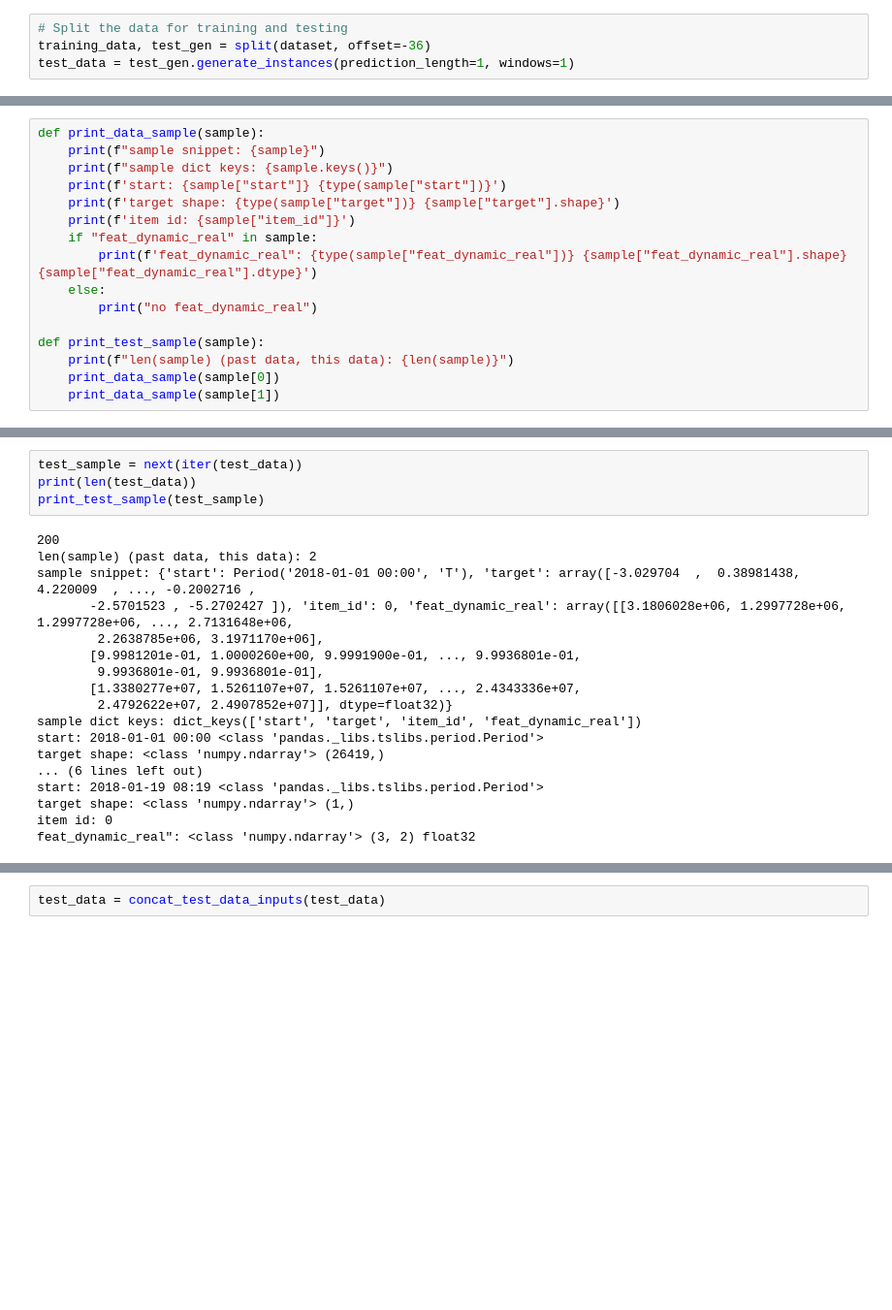
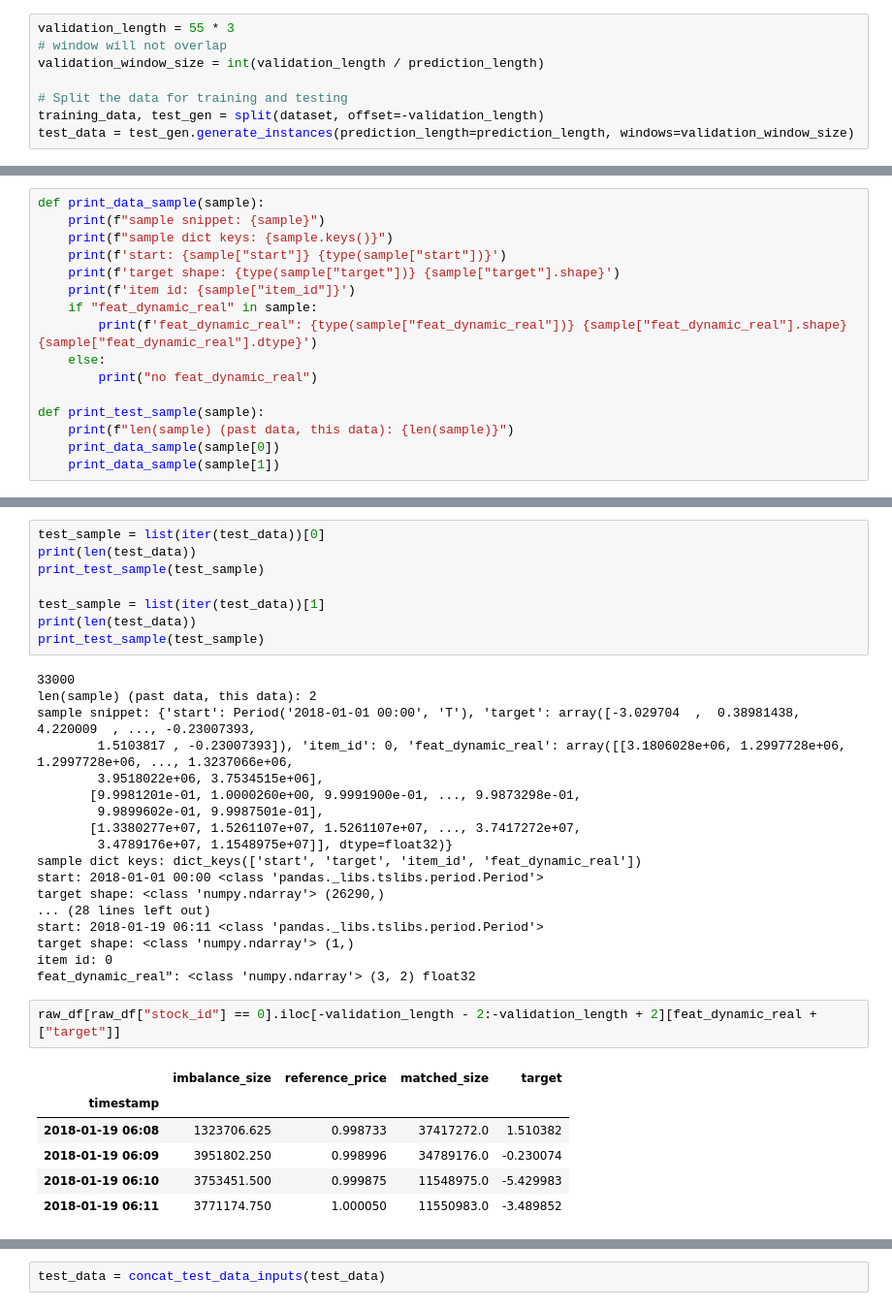
Before and after one commit to florencetsang/optiver2023, a Jupyter notebook: florence/time-series-transformer.ipynb, the cells around one changed output, grey strips where cells are left out. Shown at 97% size. Cells and saved outputs as stored; diff of their text form; blank space fills up the shorter version.

```diff
--- a/florence/time-series-transformer.ipynb
+++ b/florence/time-series-transformer.ipynb
@@ -209,7 +227,11 @@ PandasDataset<size=200, freq=1min, num_feat_dynamic_real=3, num_past_feat_dynami
 # %%
+validation_length = 55 * 3
+# window will not overlap
+validation_window_size = int(validation_length / prediction_length)
+
 # Split the data for training and testing
-training_data, test_gen = split(dataset, offset=-36)
-test_data = test_gen.generate_instances(prediction_length=1, windows=1)
+training_data, test_gen = split(dataset, offset=-validation_length)
+test_data = test_gen.generate_instances(prediction_length=prediction_length, windows=validation_window_size)
 # %%
 train_dataset = training_data
 # %%
@@ -249,25 +271,38 @@ feat_dynamic_real": <class 'numpy.ndarray'> (3, 26419) float32
 # %%
-test_sample = next(iter(test_data))
+test_sample = list(iter(test_data))[0]
 print(len(test_data))
 print_test_sample(test_sample)
+
+test_sample = list(iter(test_data))[1]
+print(len(test_data))
+print_test_sample(test_sample)
 # %% [output]
-200
+33000
 len(sample) (past data, this data): 2
-sample snippet: {'start': Period('2018-01-01 00:00', 'T'), 'target': array([-3.029704  ,  0.38981438,  4.220009  , ..., -0.2002716 ,
-       -2.5701523 , -5.2702427 ]), 'item_id': 0, 'feat_dynamic_real': array([[3.1806028e+06, 1.2997728e+06, 1.2997728e+06, ..., 2.7131648e+06,
-        2.2638785e+06, 3.1971170e+06],
-       [9.9981201e-01, 1.0000260e+00, 9.9991900e-01, ..., 9.9936801e-01,
-        9.9936801e-01, 9.9936801e-01],
-       [1.3380277e+07, 1.5261107e+07, 1.5261107e+07, ..., 2.4343336e+07,
-        2.4792622e+07, 2.4907852e+07]], dtype=float32)}
+sample snippet: {'start': Period('2018-01-01 00:00', 'T'), 'target': array([-3.029704  ,  0.38981438,  4.220009  , ..., -0.23007393,
+        1.5103817 , -0.23007393]), 'item_id': 0, 'feat_dynamic_real': array([[3.1806028e+06, 1.2997728e+06, 1.2997728e+06, ..., 1.3237066e+06,
+        3.9518022e+06, 3.7534515e+06],
+       [9.9981201e-01, 1.0000260e+00, 9.9991900e-01, ..., 9.9873298e-01,
+        9.9899602e-01, 9.9987501e-01],
+       [1.3380277e+07, 1.5261107e+07, 1.5261107e+07, ..., 3.7417272e+07,
+        3.4789176e+07, 1.1548975e+07]], dtype=float32)}
 sample dict keys: dict_keys(['start', 'target', 'item_id', 'feat_dynamic_real'])
 start: 2018-01-01 00:00 <class 'pandas._libs.tslibs.period.Period'>
-target shape: <class 'numpy.ndarray'> (26419,)
-... (6 lines left out)
-start: 2018-01-19 08:19 <class 'pandas._libs.tslibs.period.Period'>
+target shape: <class 'numpy.ndarray'> (26290,)
+... (28 lines left out)
+start: 2018-01-19 06:11 <class 'pandas._libs.tslibs.period.Period'>
 target shape: <class 'numpy.ndarray'> (1,)
 item id: 0
 feat_dynamic_real": <class 'numpy.ndarray'> (3, 2) float32
+# %%
+raw_df[raw_df["stock_id"] == 0].iloc[-validation_length - 2:-validation_length + 2][feat_dynamic_real + ["target"]]
+# %% [output]
+|  | imbalance_size | reference_price | matched_size | target |
+| timestamp |  |  |  |  |
+| 2018-01-19 06:08 | 1323706.625 | 0.998733 | 37417272.0 | 1.510382 |
+| 2018-01-19 06:09 | 3951802.250 | 0.998996 | 34789176.0 | -0.230074 |
+| 2018-01-19 06:10 | 3753451.500 | 0.999875 | 11548975.0 | -5.429983 |
+| 2018-01-19 06:11 | 3771174.750 | 1.000050 | 11550983.0 | -3.489852 |
 # %%
 def concat_test_data_inputs(test_data):
     new_test_data = []
```
Also changed, not shown: parts of 22 cells of this notebook, 1 other file.
